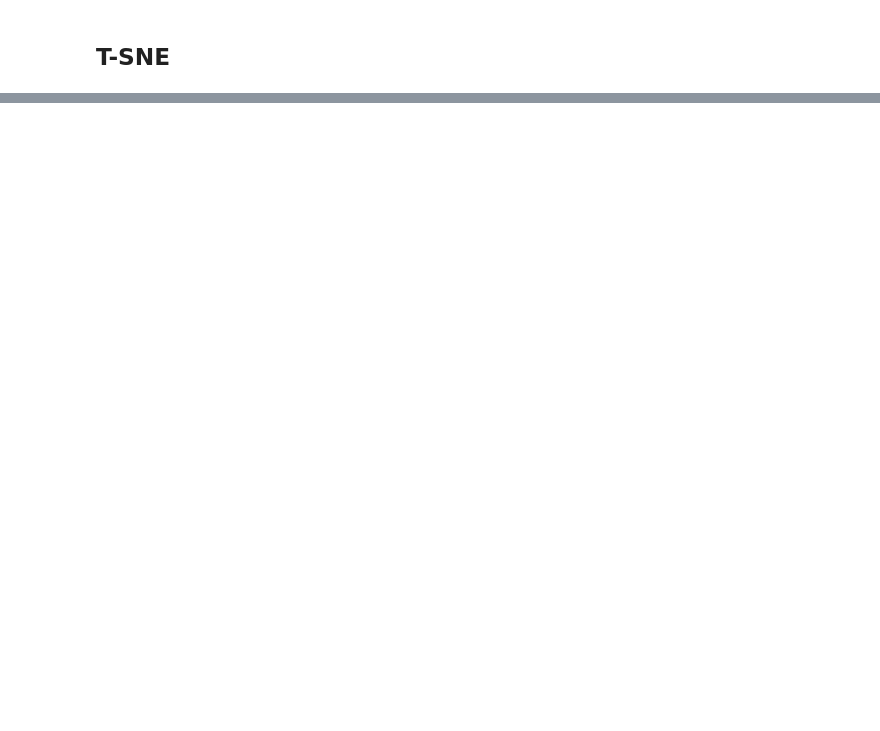
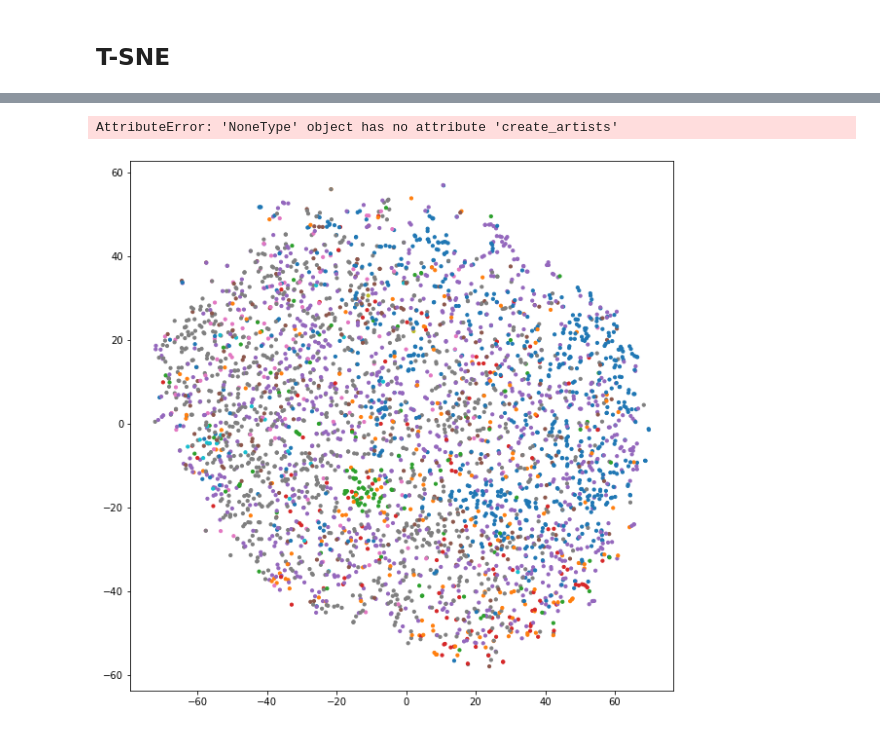
Before and after one commit to n0rdp0l/DataMining, a Jupyter notebook: data_visualization.ipynb, the cells around one changed output, grey strips where cells are left out. Cells and saved outputs as stored; diff of their text form; code cells hidden in the pictures; blank space fills up the shorter version.

```diff
--- a/data_visualization.ipynb
+++ b/data_visualization.ipynb
@@ -116,12 +250,27 @@ plt.legend(bbox_to_anchor=(1.00, 1), loc='upper left',fontsize=20)
 # Visualize movies labelled by year of release
 plt.figure(figsize=(10,10))
 
-for date in dates:
-    mask = np.array(dates) == date
-    mask = [mask[i][0] for i in range(len(mask))]
-    plt.scatter(X_m[mask, 0], X_m[mask, 1], label=date, s=25, alpha=1)
+plt.figure(figsize=(10,10))
+i=0
+labels = []
+groups_c = []
+colours = np.zeros((M_tsne.shape[0],3))
 
-plt.legend(bbox_to_anchor=(1.00, 1), loc='upper left',fontsize=20)
+
+for date in D:
+    mask = np.array(genres) == genre
+    #mask = [mask[i][0] for i in range(len(mask))]
+    c = palette[i]
+    if not c in groups_c:
+        groups_c += [c]
+    colours[mask,:] = c
+    if not date in labels:
+        labels += [date]
+    i+=1
+
+plt.scatter(X_m[:, 0], X_m[:, 1], s=10, alpha=1, c = colours)
+
+plt.legend(groups_c, labels,bbox_to_anchor=(1.00, 1),loc='upper left',fontsize=20)
 # %% [markdown]
 ## T-SNE
 # %%
@@ -153,16 +308,31 @@ plt.legend(bbox_to_anchor=(1.00, 1), loc='upper left',fontsize=20)
 # %%
 # Visualize movies labelled by genre
 t_sne = TSNE(n_components=2)
 M_tsne = t_sne.fit_transform(M)
 
 plt.figure(figsize=(10,10))
+i=0
+labels = []
+groups_c = []
+colours = np.zeros((M_tsne.shape[0],3))
 
-for genre in genres:
+for genre in G:
     mask = np.array(genres) == genre
-    mask = [mask[i][0] for i in range(len(mask))]
-    plt.scatter(M_tsne[mask, 0], M_tsne[mask, 1], label=genre, s=25, alpha=1)
+    #mask = [mask[i][0] for i in range(len(mask))]
+    c = palette[i]
+    if not c in groups_c:
+        groups_c += [c]
+    colours[mask,:] = c
+    if not genre in labels:
+        labels += [genre]
+    i+=1
 
-plt.legend(bbox_to_anchor=(1.00, 1), loc='upper left',fontsize=20)
+plt.scatter(M_tsne[:, 0], M_tsne[:, 1], s=10, alpha=1, c = colours)
+
+plt.legend(groups_c, labels,bbox_to_anchor=(1.00, 1),loc='upper left',fontsize=20)
+# %% [output]
+AttributeError: 'NoneType' object has no attribute 'create_artists'
+[figure, added]
 # %%
 # Visualize movies labelled by year of release
 plt.figure(figsize=(10,10))
```
Also changed, not shown: parts of 20 cells of this notebook, 5 other files.
